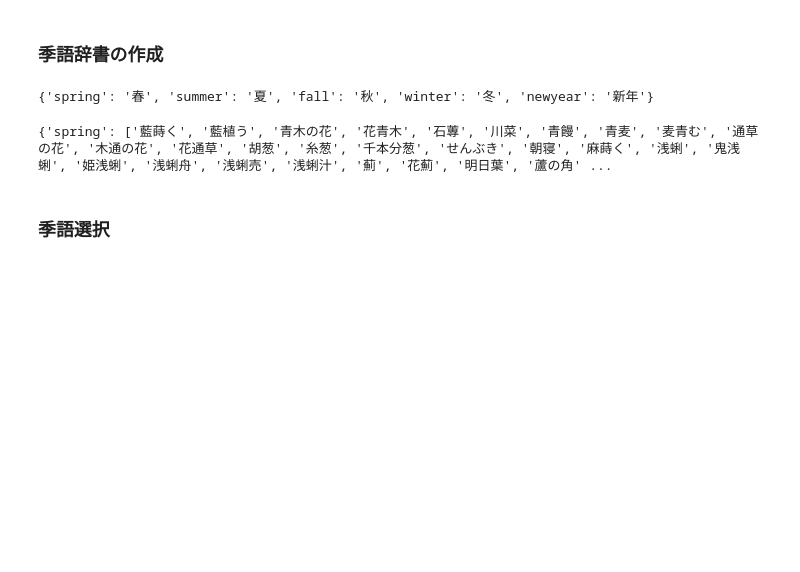
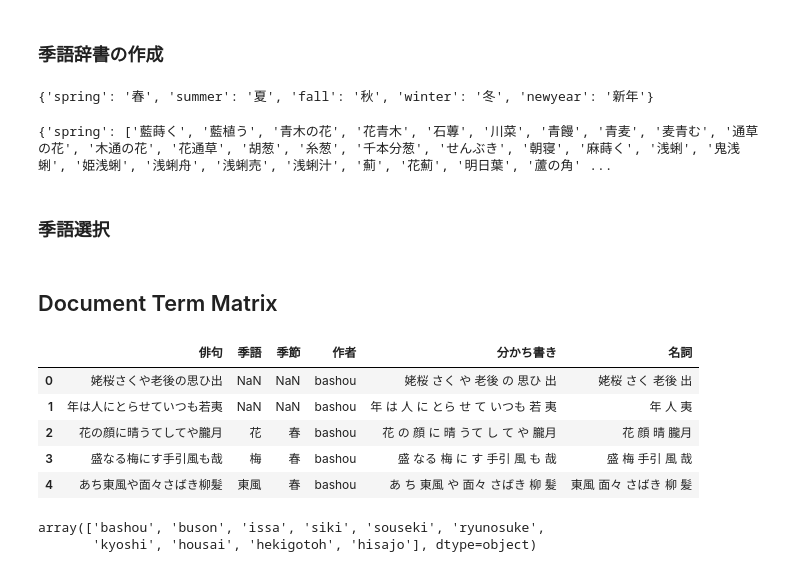
Before and after one commit to JunNishimura/Haiku_Research, a Jupyter notebook: Basyo/scripts/data_cleaning.ipynb, the cells around one changed output. Cells and saved outputs as stored; diff of their text form; code cells hidden in the pictures; blank space fills up the shorter version.

```diff
--- a/Basyo/scripts/data_cleaning.ipynb
+++ b/Basyo/scripts/data_cleaning.ipynb
@@ -82,3 +82,5 @@ for haijin in haijins:
     df['季節'] = season_list
 
     df.to_csv('../../data/Basyo/%s.csv' % haijin, encoding='utf_8_sig')
+# %% [markdown]
+## Document Term Matrix
@@ -84,0 +90,16 @@ for haijin in haijins:
+# %%
+haiku_df = pd.read_pickle('../../data/pickles/haiku_df.pickle')
+haiku_df.head()
+# %% [output]
+|  | 俳句 | 季語 | 季節 | 作者 | 分かち書き | 名詞 |
+| 0 | 姥桜さくや老後の思ひ出 | NaN | NaN | bashou | 姥桜 さく や 老後 の 思ひ 出 | 姥桜 さく 老後 出 |
+| 1 | 年は人にとらせていつも若夷 | NaN | NaN | bashou | 年 は 人 に とら せ て いつも 若 夷 | 年 人 夷 |
+| 2 | 花の顔に晴うてしてや朧月 | 花 | 春 | bashou | 花 の 顔 に 晴 うて し て や 朧月 | 花 顔 晴 朧月 |
+| 3 | 盛なる梅にす手引風も哉 | 梅 | 春 | bashou | 盛 なる 梅 に す 手引 風 も 哉 | 盛 梅 手引 風 哉 |
+| 4 | あち東風や面々さばき柳髪 | 東風 | 春 | bashou | あ ち 東風 や 面々 さばき 柳 髪 | 東風 面々 さばき 柳 髪 |
+# %%
+names = haiku_df['作者'].unique()
+names
+# %% [output]
+array(['bashou', 'buson', 'issa', 'siki', 'souseki', 'ryunosuke',
+       'kyoshi', 'housai', 'hekigotoh', 'hisajo'], dtype=object)
```
Also changed, not shown: parts of 6 cells of this notebook, 3 other files.
